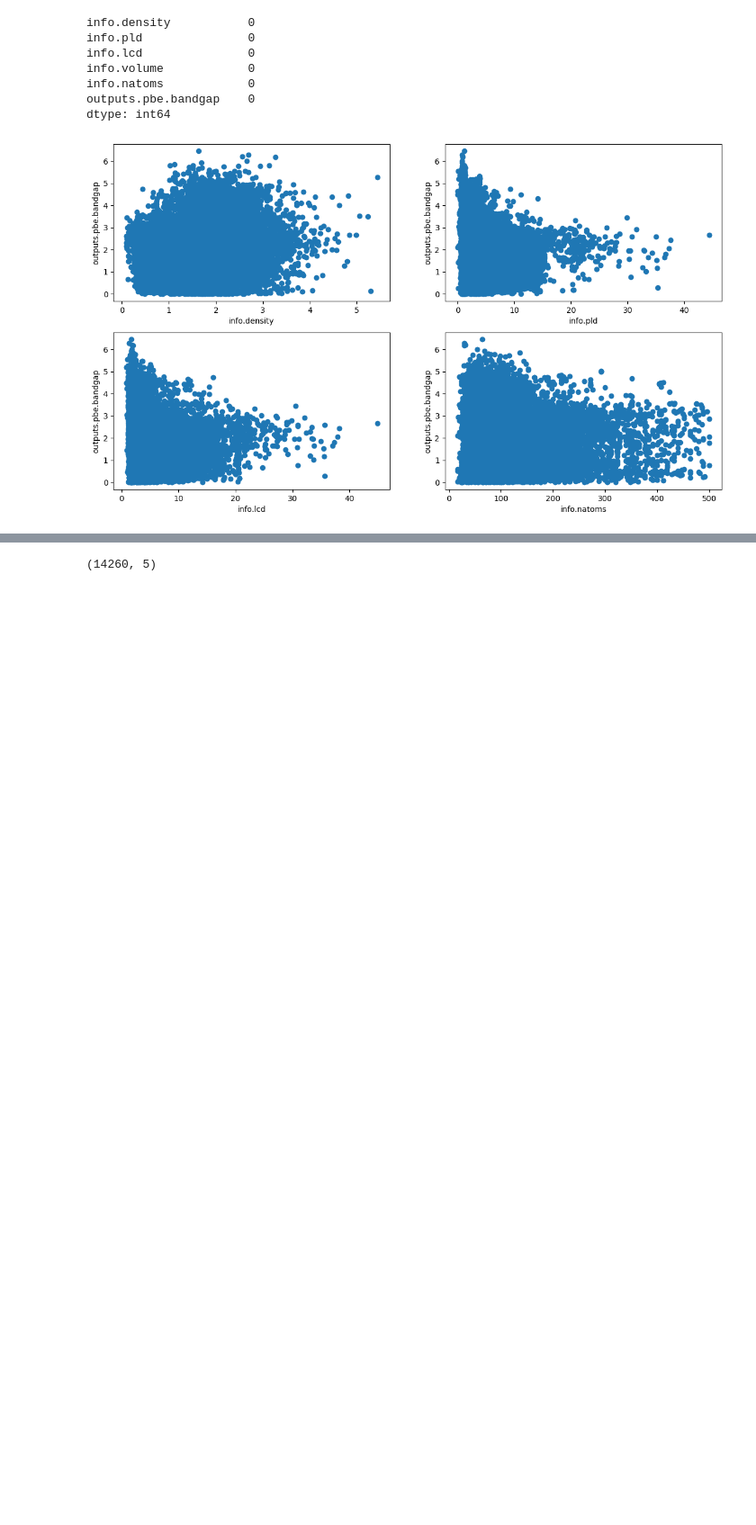
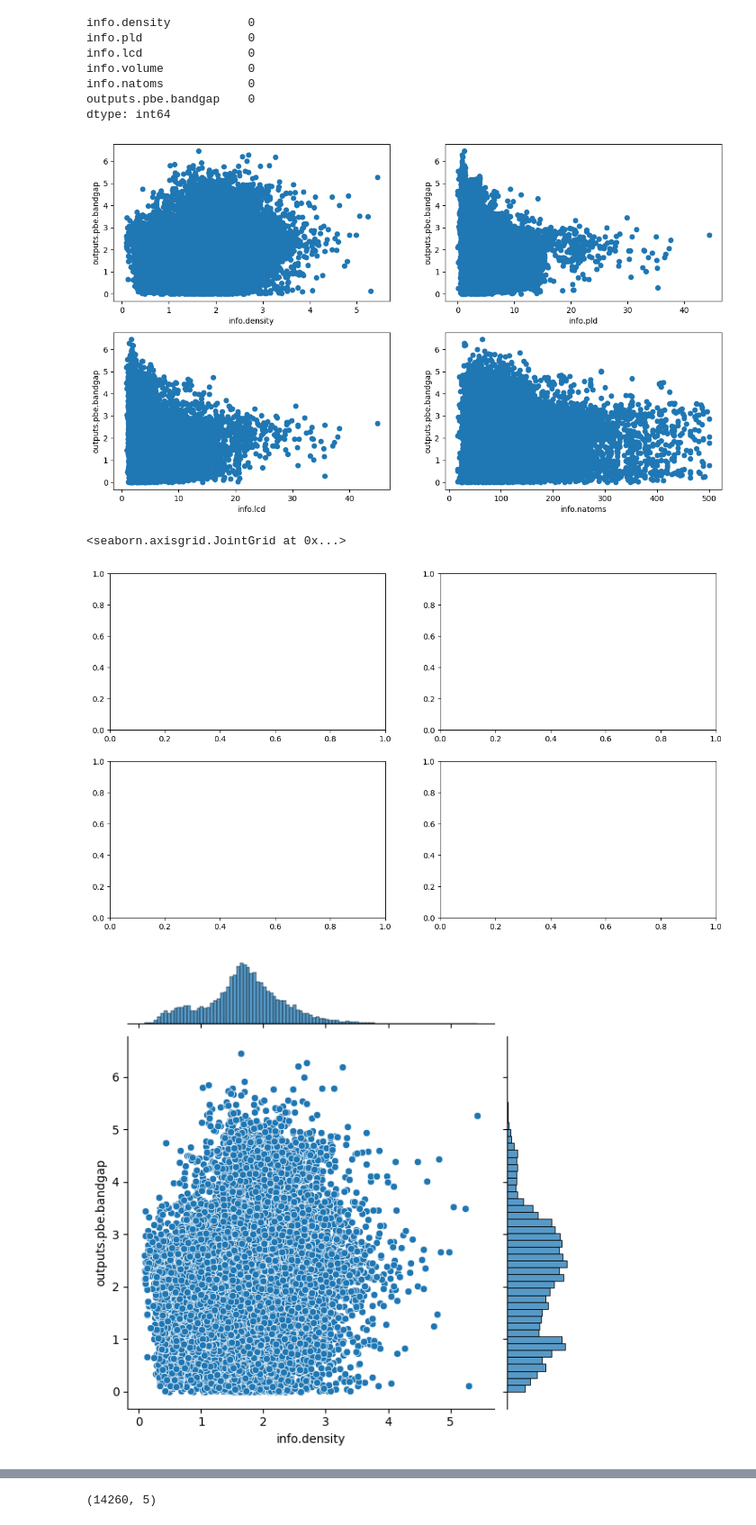
Before and after one commit to ssklpu912-glitch/ML_Algos, a Jupyter notebook: ML_Algorithm_LinearRegression.ipynb, the cells around one changed output, grey strips where cells are left out. Shown at 90% size. Drawn from its saved outputs; the diff is of its cells as text; code cells hidden in the pictures; blank space fills up the shorter version.

```diff
--- a/ML_Algorithm_LinearRegression.ipynb
+++ b/ML_Algorithm_LinearRegression.ipynb
@@ -330,3 +336,18 @@ plt.ylabel('outputs.pbe.bandgap')
 plt.show()
 # %% [output]
 [figure]
+# %%
+
+fig, axes = plt.subplots(2, 2, figsize=(14,8))
+
+sns.jointplot(Df2, x='info.density', y='outputs.pbe.bandgap')
+
+sns.jointplot(Df2, x='info.pld',	y='outputs.pbe.bandgap')
+
+sns.jointplot(Df2, x='info.lcd',	y='outputs.pbe.bandgap')
+
+sns.jointplot(Df2, x='info.natoms',	y='outputs.pbe.bandgap')
+# %% [output]
+<seaborn.axisgrid.JointGrid at 0x...>
+[figure, added]
+[figure, added]
```
Also changed, not shown: parts of 14 cells of this notebook.
